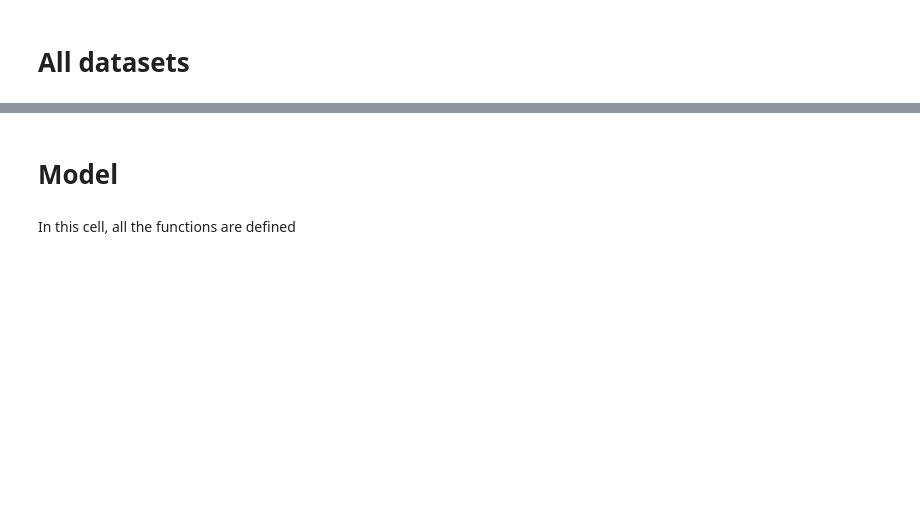
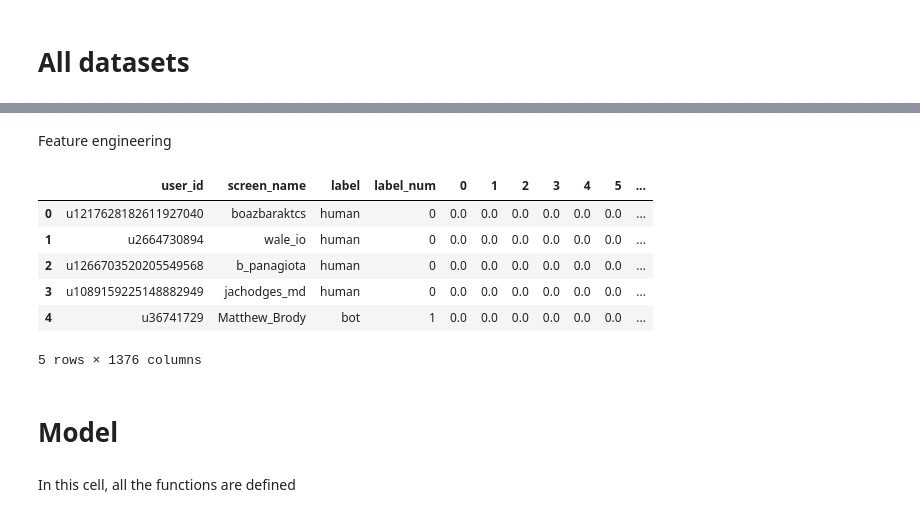
Before and after one commit to renbot-hub/twibench, a Jupyter notebook: Cresci.ipynb, the cells around one changed output, grey strips where cells are left out. Drawn from its saved outputs; the diff is of its cells as text; code cells hidden in the pictures; blank space fills up the shorter version.

```diff
--- a/Cresci.ipynb
+++ b/Cresci.ipynb
@@ -155,3 +67,13 @@ users_tb22.head(3)
 # %%
-df_list = [users_cresci2017, users_cresci2015, users_tb20, users_tb22]
-df_names = ['cresci2017', 'cresci2015', 'tb20', 'tb22']
+df_list = [users_c15, users_c17, users_tb22]
+df_names = ['cresci2017', 'cresci2015', 'tb22']
+# %% [markdown]
+Feature engineering
+# %%
+# create a string containing all the characters a-z A-Z 0-9 and _ to make sure all datasets have the same amount of bigrams in their feature space
+all_chars = ''.join([chr(i) for i in range(48, 58)] + [chr(i) for i in range(65, 91)] + [chr(i) for i in range(97, 123)] + ['_'])
+
+all_bigrams = ""
+for c1 in all_chars:
+    for c2 in all_chars:
+        all_bigrams += c1 + c2
@@ -158,3 +117,40 @@ df_names = ['cresci2017', 'cresci2015', 'tb20', 'tb22']
+# %%
+# for each dataset, create a list of features.
+
+for j in range(len(df_list)):
+    df = df_list[j]
+    df_name = df_names[j]
+
+    screen_names = df['screen_name'].tolist()
+    features = tfidf(screen_names)
+
+    for i in range(len(screen_names)):
+        features[i].append(float(shannon_entropy(screen_names[i])))
+        features[i].append(float(upper_count(screen_names[i])))
+        features[i].append(float(lower_count(screen_names[i])))
+
+    # append the features to the dataframe
+
+    df = pd.concat([df, pd.DataFrame(features)], axis=1)
+    df_list[j] = df
+# %%
+#normalize all features
+for j in range(len(df_list)):
+    df = df_list[j]
+    df_name = df_names[j]
+    features = df.columns[4:]
+    df[features] = normalize(df[features], axis=0)
+    df_list[j] = df
+# %%
+df_list[3].head()
+# %% [output]
+|  | user_id | screen_name | label | label_num | 0 | 1 | 2 | 3 | 4 | 5 | ... |
+| 0 | u1217628182611927040 | boazbaraktcs | human | 0 | 0.0 | 0.0 | 0.0 | 0.0 | 0.0 | 0.0 | ... |
+| 1 | u2664730894 | wale_io | human | 0 | 0.0 | 0.0 | 0.0 | 0.0 | 0.0 | 0.0 | ... |
+| 2 | u1266703520205549568 | b_panagiota | human | 0 | 0.0 | 0.0 | 0.0 | 0.0 | 0.0 | 0.0 | ... |
+| 3 | u1089159225148882949 | jachodges_md | human | 0 | 0.0 | 0.0 | 0.0 | 0.0 | 0.0 | 0.0 | ... |
+| 4 | u36741729 | Matthew_Brody | bot | 1 | 0.0 | 0.0 | 0.0 | 0.0 | 0.0 | 0.0 | ... |
+5 rows × 1376 columns
 # %% [markdown]
 # Model
 # %% [markdown]
```
Also changed, not shown: parts of 34 cells of this notebook, 2 other files.
